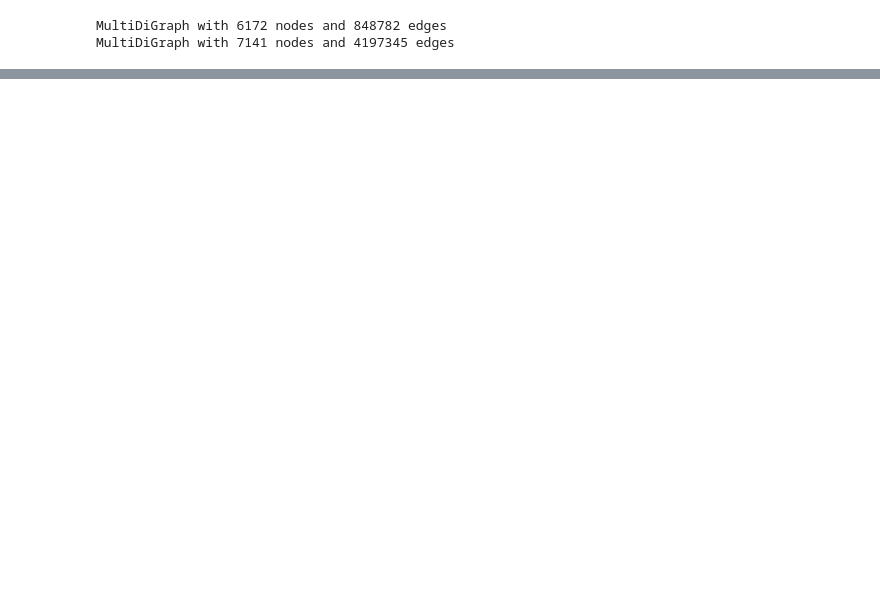
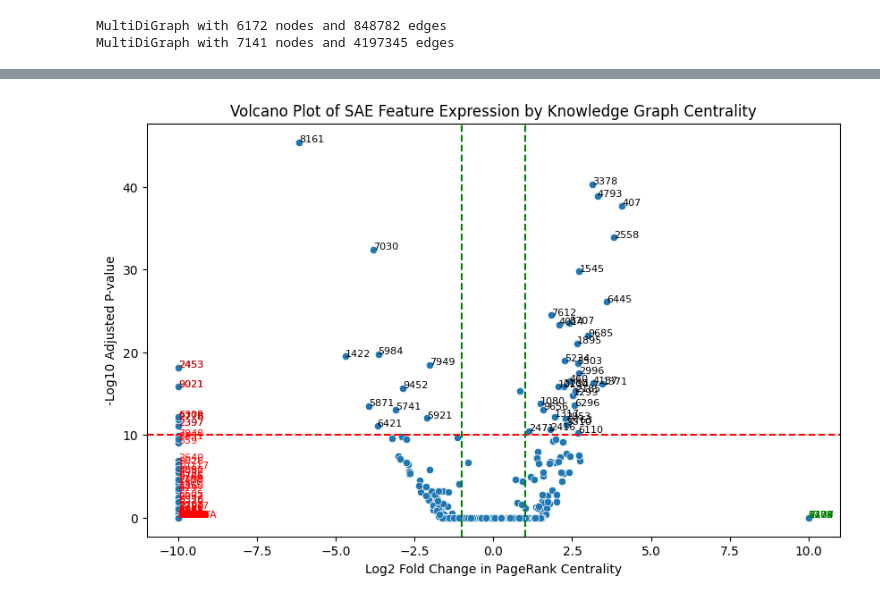
Before and after one commit to ek775/Hidden-State-Genomics, a Jupyter notebook: KG_feature_diff.ipynb, the cells around one changed output, grey strips where cells are left out. Saved outputs shown, nothing was run; the diff lists cells and outputs as text; code cells hidden in the pictures; blank space fills up the shorter version.

Commit message:
first look at refined cisplatin binding seqs from Nair & Richi

```diff
--- a/KG_feature_diff.ipynb
+++ b/KG_feature_diff.ipynb
@@ -46,11 +46,11 @@ for node in cent_diff.keys():
     # calculate pairwise t-test p-value (some degree of variance is assumed)
     p = stats.ttest_ind_from_stats(mean1=pos_value, std1=0.0001, nobs1=10,
                                    mean2=neg_value, std2=0.0001, nobs2=10,
-                                   equal_var=False).pvalue
+                                   equal_var=True).pvalue
     cent_diff[node] = (cent_diff[node], p)
 
 # apply bonferroni correction
-num_tests = len(cent_diff) * 10 # account for small variance assumption in p-value calculation
+num_tests = len(cent_diff) * 10 # account for re-sampling / variance assumption in p-value calculation
 for node in cent_diff.keys():
     log2fc, p = cent_diff[node]
     adj_p = min(p * num_tests, 1.0)
@@ -72,13 +72,21 @@ plt.axhline(y=-np.log10(adj_p_threshold), color='r', linestyle='--')
 plt.axvline(x=1, color='g', linestyle='--')
 plt.axvline(x=-1, color='g', linestyle='--')
 # add labels for significant points and outliers
+unique_pos = []
+unique_neg = []
 for node, (log2fc, adj_p) in cent_diff.items():
     if adj_p < adj_p_threshold and abs(log2fc) > 1:
         plt.text(log2fc, -np.log10(adj_p), node, fontsize=8)
     # highlight unique features
     if log2fc == 10:
         plt.text(log2fc, -np.log10(adj_p), node, fontsize=8, color='green')
+        unique_pos.append(node)
     elif log2fc == -10:
         plt.text(log2fc, -np.log10(adj_p), node, fontsize=8, color='red')
+        unique_neg.append(node)
+
+print("Unique positive features:", unique_pos)
+print("Unique negative features:", unique_neg)
+
 plt.show()
 # %% [output]
@@ -85 +95,73 @@ plt.show()
 [figure]
+# %%
+# with refined cisplatin binding KG data from Nair and Richi
+with open("data/refined_cisplt_bind.json") as f:
+    data = json.load(f)
+
+GP: nx.MultiDiGraph = json_graph.node_link_graph(data, edges="edges")
+print(GP)
+
+# calculate PR centrality
+pos_cent_nodes = nx.pagerank(GP)
+neg_cent_nodes = nx.pagerank(GN)
+
+# calculate difference in centrality
+cent_diff = {x: 0 for x in set(GP.nodes()).union(set(GN.nodes()))}
+for node in cent_diff.keys():
+    pos_value = pos_cent_nodes.get(node, 0)
+    neg_value = neg_cent_nodes.get(node, 0)
+
+    # calculate log2 fold change
+    if neg_value == 0:
+        cent_diff[node] = 10
+    elif pos_value/neg_value == 0:
+        cent_diff[node] = -10
+    else:
+        cent_diff[node] = np.log2(pos_value / neg_value)
+    # calculate pairwise t-test p-value (some degree of variance is assumed)
+    p = stats.ttest_ind_from_stats(mean1=pos_value, std1=0.0001, nobs1=10,
+                                   mean2=neg_value, std2=0.0001, nobs2=10,
+                                   equal_var=True).pvalue
+    cent_diff[node] = (cent_diff[node], p)
+
+# apply bonferroni correction
+num_tests = len(cent_diff) * 10 # account for re-sampling / variance assumption in p-value calculation
+for node in cent_diff.keys():
+    log2fc, p = cent_diff[node]
+    adj_p = min(p * num_tests, 1.0)
+    cent_diff[node] = (log2fc, adj_p)
+
+
+# use seaborn to make a volcano plot of the centrality differences
+log2fc_values = [v[0] for v in cent_diff.values()]
+p_values = [v[1] for v in cent_diff.values()]
+neg_log10_p_values = [-np.log10(p) if p > 0 else 0 for p in p_values]
+
+adj_p_threshold = 1e-10
+plt.figure(figsize=(10, 6))
+sns.scatterplot(x=log2fc_values, y=neg_log10_p_values)
+plt.title("Volcano Plot of SAE Feature Expression by Knowledge Graph Centrality")
+plt.xlabel("Log2 Fold Change in PageRank Centrality")
+plt.ylabel("-Log10 Adjusted P-value")
+plt.axhline(y=-np.log10(adj_p_threshold), color='r', linestyle='--')
+plt.axvline(x=1, color='g', linestyle='--')
+plt.axvline(x=-1, color='g', linestyle='--')
+# add labels for significant points and outliers
+unique_pos = []
+unique_neg = []
+for node, (log2fc, adj_p) in cent_diff.items():
+    if adj_p < adj_p_threshold and abs(log2fc) > 1:
+        plt.text(log2fc, -np.log10(adj_p), node, fontsize=8)
+    # highlight unique features
+    if log2fc == 10:
+        plt.text(log2fc, -np.log10(adj_p), node, fontsize=8, color='green')
+        unique_pos.append(node)
+    elif log2fc == -10:
+        plt.text(log2fc, -np.log10(adj_p), node, fontsize=8, color='red')
+        unique_neg.append(node)
+
+print("Unique positive features:", unique_pos)
+print("Unique negative features:", unique_neg)
+
+plt.show()
+# %% [output]
@@ -85,0 +171 @@ plt.show()
+[figure, added]
```
Also changed, not shown: parts of 2 cells of this notebook, 20 other files.
